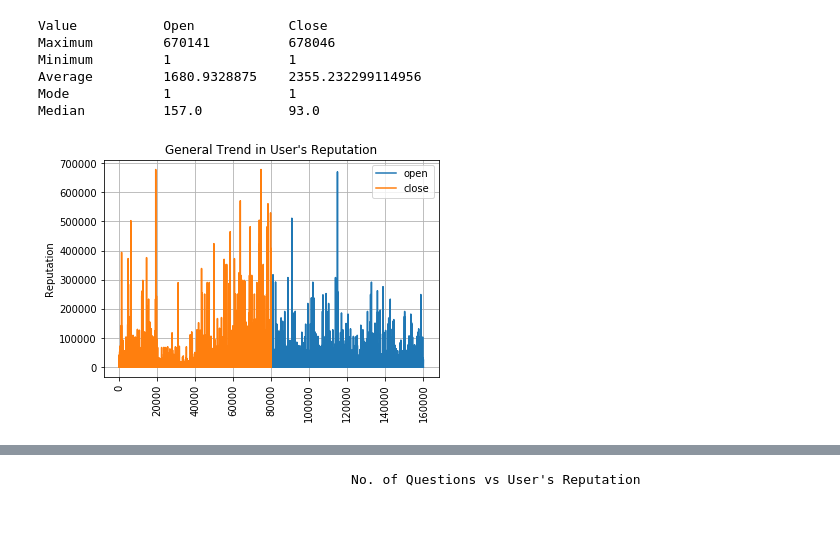
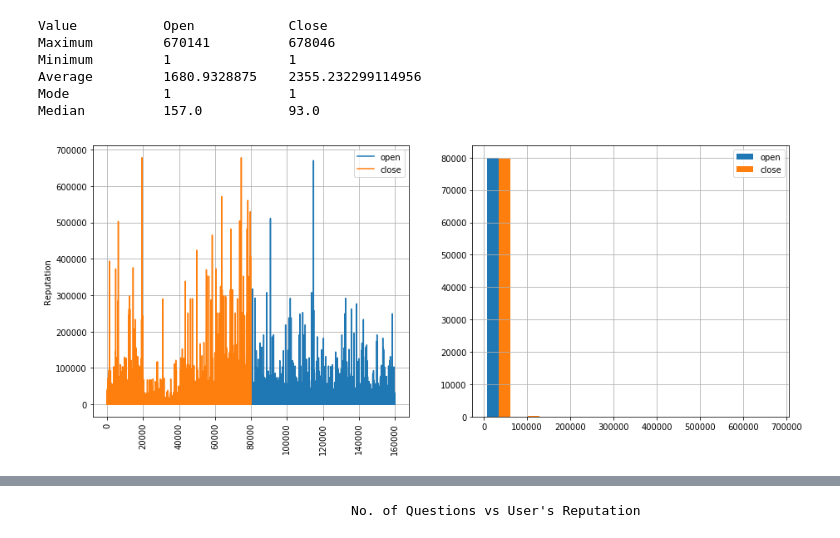
Before and after one commit to sajalagrawal/Query-Closing-on-Stack-Overflow, a Jupyter notebook: Analysis of User Data.ipynb, the cells around one changed output, grey strips where cells are left out. Cells and saved outputs as stored; diff of their text form; code cells hidden in the pictures.

Commit message:
Modified visualizations

```diff
--- a/Analysis of User Data.ipynb
+++ b/Analysis of User Data.ipynb
@@ -53,14 +54,22 @@ Average         1680.9328875    2355.232299114956
 Mode            1               1
 Median          157.0           93.0
 # %%
-plt.figure()
+plt.figure(figsize=(15,6))
+
 plt.title('General Trend in User\'s Reputation')
+plt.subplot(1,2,1)
 plt.plot(openData['Reputation'], label = 'open')
 plt.plot(closeData['Reputation'], label = 'close')
 plt.xticks(rotation='vertical')
 plt.ylabel('Reputation')
 plt.legend()
 plt.grid(True)
+
+plt.subplot(1,2,2)
+plt.hist([openData['Reputation'],closeData['Reputation']], label = ['open', 'close'])
+plt.legend()
+plt.grid(True)
+
 plt.show()
 # %% [output]
-[figure, old version]
+[figure, new version]
```
Also changed, not shown: parts of 9 cells of this notebook.
